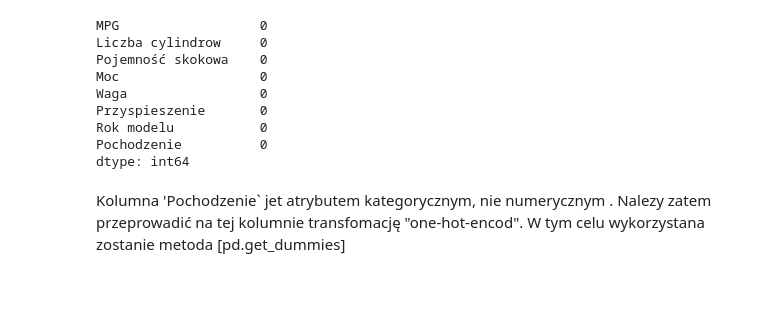
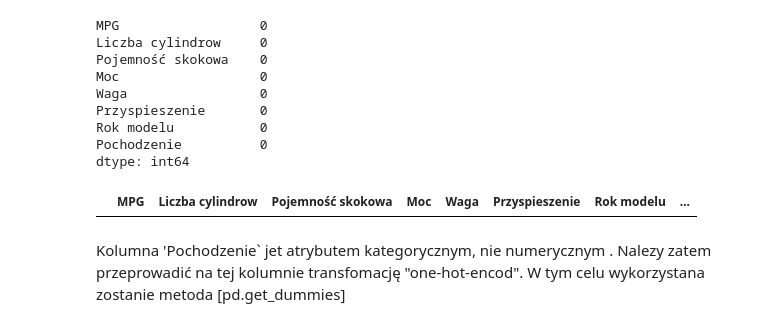
Before and after one commit to adalbertii/Modele-regresyjne, a Jupyter notebook: mpg-case-regression.ipynb, the cells around one changed output. Cells and saved outputs as stored; diff of their text form; code cells hidden in the pictures; blank space fills up the shorter version.

```diff
--- a/mpg-case-regression.ipynb
+++ b/mpg-case-regression.ipynb
@@ -169,6 +171,12 @@ Przyspieszenie       0
 Rok modelu           0
 Pochodzenie          0
 dtype: int64
+# %%
+# sprawdzenie czy występują duplikaty
+
+dataset[dataset.duplicated()]
+# %% [output]
+|  | MPG | Liczba cylindrow | Pojemność skokowa | Moc | Waga | Przyspieszenie | Rok modelu | ... |
 # %% [markdown]
 Kolumna 'Pochodzenie` jet atrybutem kategorycznym, nie numerycznym .
 Nalezy zatem przeprowadić na tej kolumnie transfomację "one-hot-encod".
```
Also changed, not shown: parts of 2 cells of this notebook.
